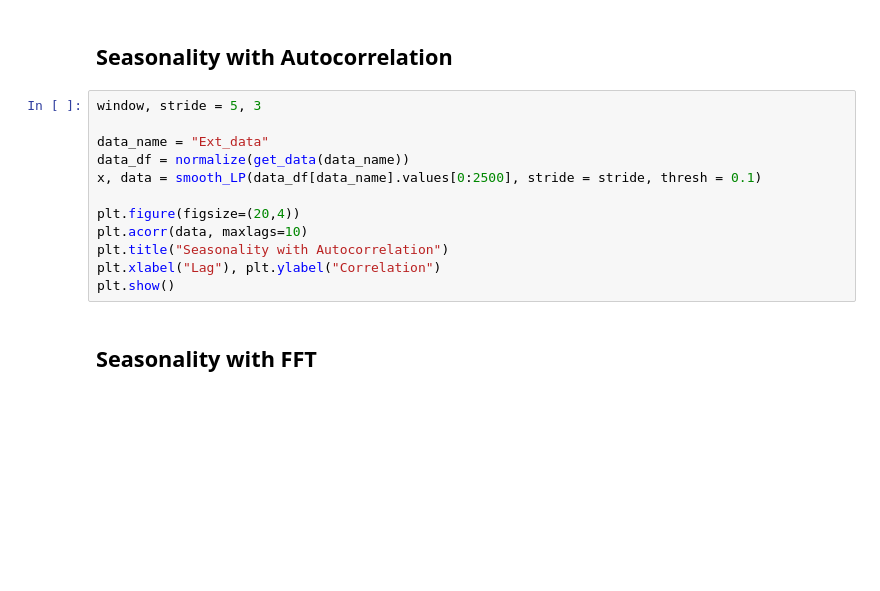
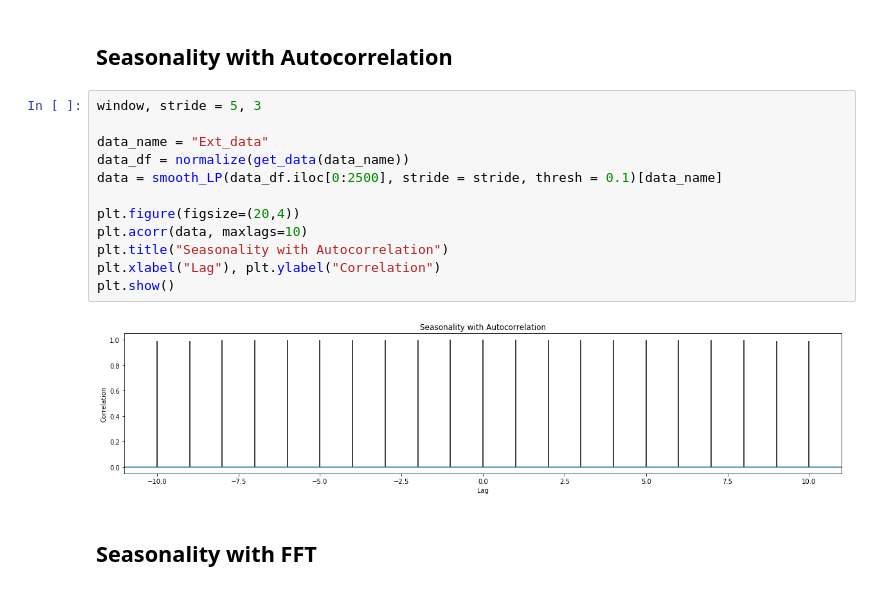
Before and after one commit to tomerlangeibm/Analytics, a Jupyter notebook: VPC Flow Logs Analytics.ipynb, the cells around one changed output. Saved outputs shown, nothing was run; the diff lists cells and outputs as text; blank space fills up the shorter version.

```diff
--- a/VPC Flow Logs Analytics.ipynb
+++ b/VPC Flow Logs Analytics.ipynb
@@ -708,15 +891,17 @@ trend_visualization(x, y, find_changepoints(y, thresh=thresh, segsize=segsize))
 # %%
 window, stride = 5, 3
 
 data_name = "Ext_data"
 data_df = normalize(get_data(data_name))
-x, data = smooth_LP(data_df[data_name].values[0:2500], stride = stride, thresh = 0.1)
+data = smooth_LP(data_df.iloc[0:2500], stride = stride, thresh = 0.1)[data_name]
 
 plt.figure(figsize=(20,4))
 plt.acorr(data, maxlags=10)
 plt.title("Seasonality with Autocorrelation")
 plt.xlabel("Lag"), plt.ylabel("Correlation")
 plt.show()
+# %% [output]
+[figure, added]
 # %% [markdown]
 ## Seasonality with FFT
 # %%
```
Also changed, not shown: parts of 35 cells of this notebook.
